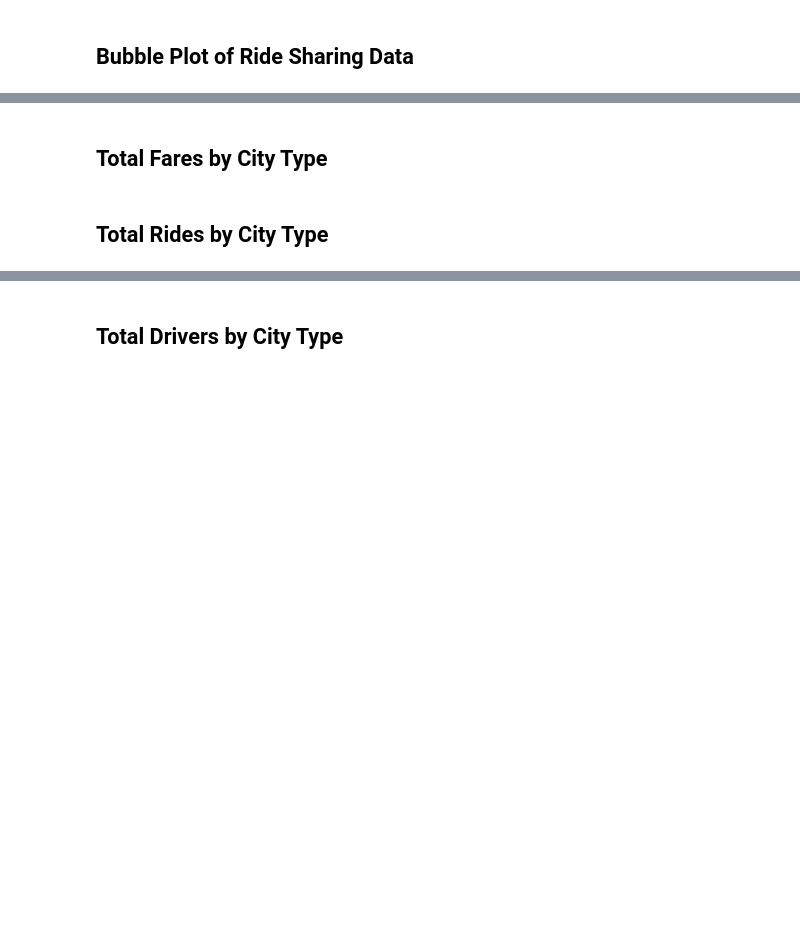
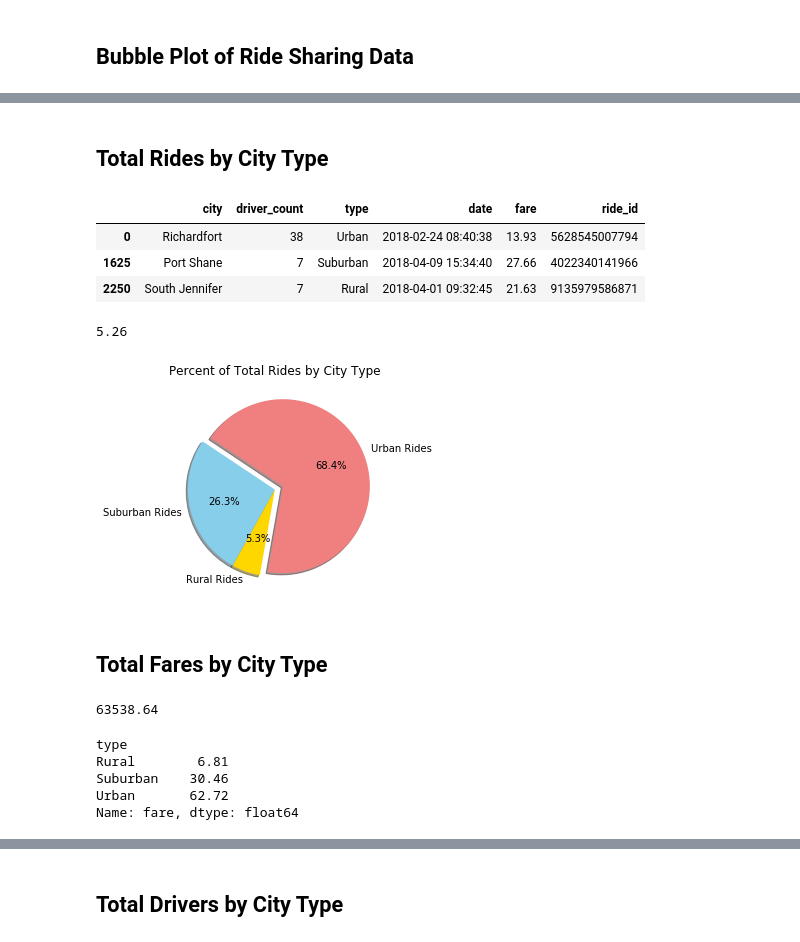
Before and after one commit to MarcThomas-Mo/matplotlib-homework, a Jupyter notebook: matplotlib-homework.ipynb, the cells around one changed output, grey strips where cells are left out. Cells and saved outputs as stored; diff of their text form; code cells hidden in the pictures; blank space fills up the shorter version.

```diff
--- a/matplotlib-homework.ipynb
+++ b/matplotlib-homework.ipynb
@@ -97,2 +97,56 @@ plt.show()
+# %% [markdown]
+## Total Rides by City Type
+# %%
+#group by type
+ride_summary_percents = total_ride_data.groupby(["type"])
+ride_summary_percents.head(1)
+# %% [output]
+|  | city | driver_count | type | date | fare | ride_id |
+| 0 | Richardfort | 38 | Urban | 2018-02-24 08:40:38 | 13.93 | 5628545007794 |
+| 1625 | Port Shane | 7 | Suburban | 2018-04-09 15:34:40 | 27.66 | 4022340141966 |
+| 2250 | South Jennifer | 7 | Rural | 2018-04-01 09:32:45 | 21.63 | 9135979586871 |
+# %%
+#total rides count for % calculation
+total_rides= ride_data["ride_id"].count()
+# total_rides
+# %%
+#splitting rides by type
+urban = rides_df[rides_df["Type"]=="Urban"]
+suburban = rides_df[rides_df["Type"]=="Suburban"]
+rural = rides_df[rides_df["Type"]=="Rural"]
+
+# urban.head()
+# suburban.head()
+# rural.head()
+# %%
+#calculating percentages of rides by type
+urban_percent = round((urban.sum()["Number of Rides"]/total_rides)*100,2)
+suburban_percent = round((suburban.sum()["Number of Rides"]/total_rides)*100,2)
+rural_percent = round((rural.sum()["Number of Rides"]/total_rides)*100,2)
+
+urban_percent
+suburban_percent
+rural_percent
+# %% [output]
+5.26
+# %%
+#labels for plotting ride percentages by type
+labels = ["Urban Rides", "Suburban Rides", "Rural Rides"]
+percent_of_rides = [urban_percent, suburban_percent, rural_percent]
+colors = ["lightcoral", "skyblue", "gold"]
+explode = (0.1, 0, 0)
+# %%
+#plotting ride percentages by type
+plt.title("Percent of Total Rides by City Type")
+plt.pie(percent_of_rides
+        , explode = explode
+        , labels = labels
+        , colors = colors
+        , autopct = "%1.1f%%"
+        , shadow =True
+        , startangle = 260)
+plt.show()
+# %% [output]
+[figure, added]
 # %% [markdown]
 ## Total Fares by City Type
@@ -108,2 +152,0 @@ plt.show()
-# %% [markdown]
-## Total Rides by City Type
@@ -118,0 +153,18 @@ plt.show()
+# %%
+#total ride fares for % calculation
+total_fares= ride_data["fare"].sum()
+total_fares
+# %% [output]
+63538.64
+# %%
+fares_summary = total_ride_data.groupby("type")
+fares_summary.head()
+
+fares_summary=round((fares_summary["fare"].sum()/total_fares)*100,2)
+fares_summary
+# %% [output]
+type
+Rural        6.81
+Suburban    30.46
+Urban       62.72
+Name: fare, dtype: float64
```
Also changed, not shown: parts of 17 cells of this notebook, 1 other file.
